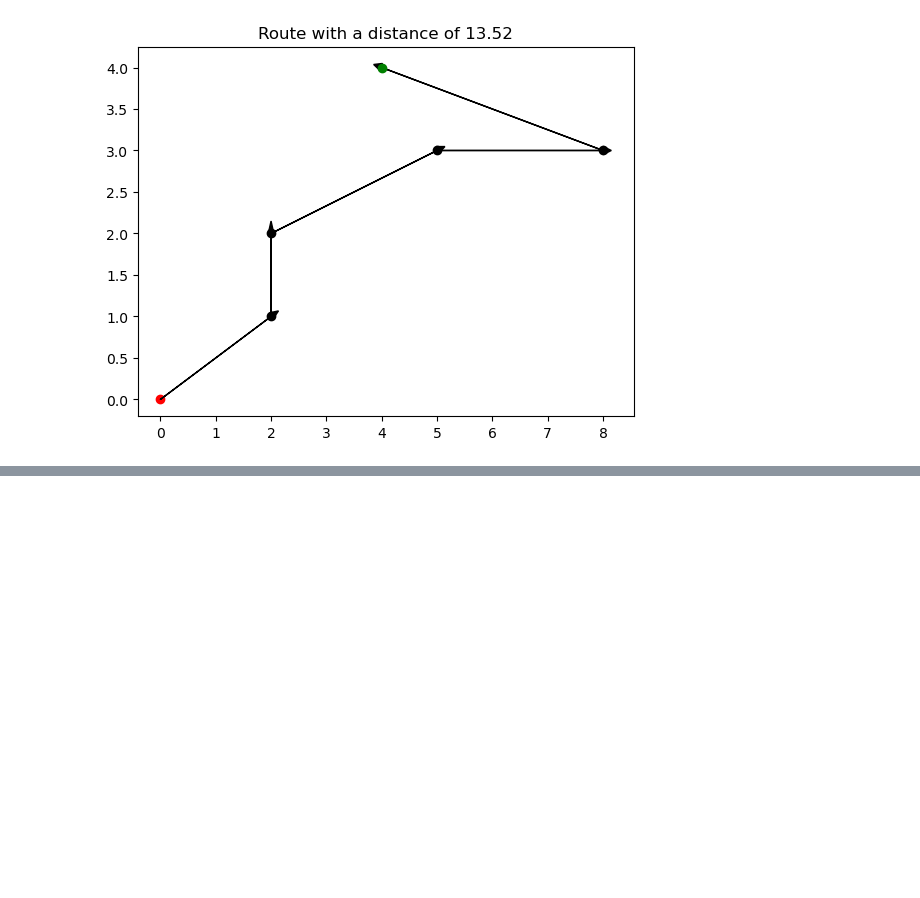
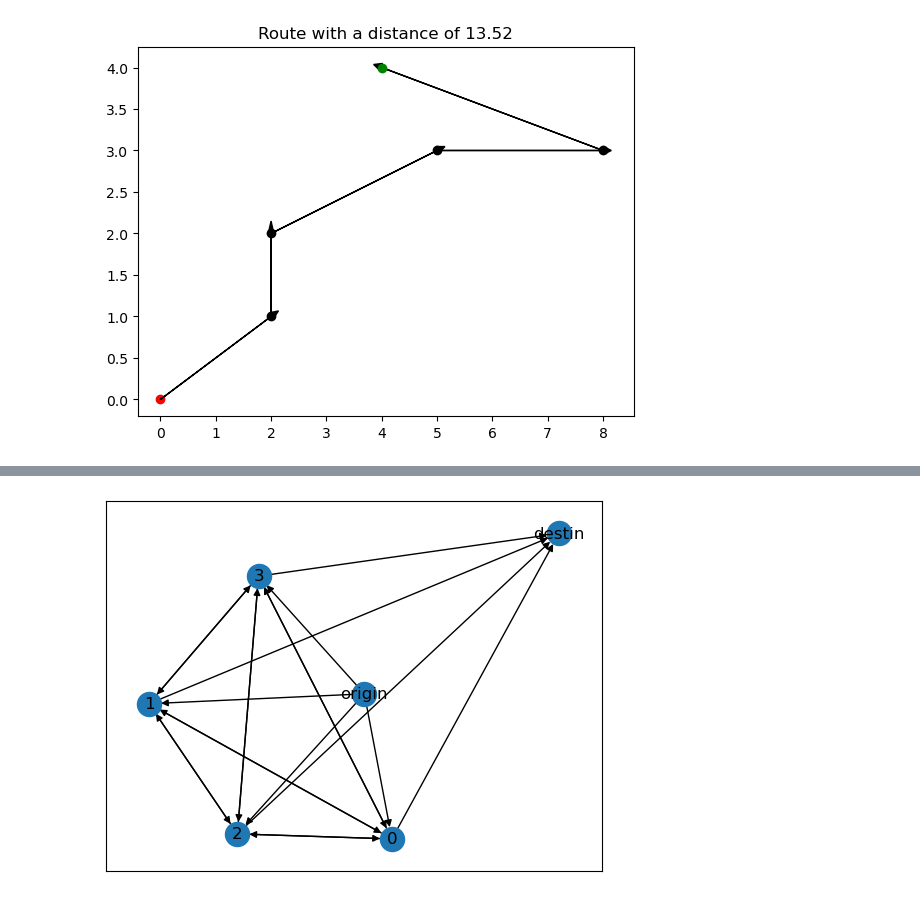
Before and after one commit to rubensrabelo/python_e_ciencia_de_dados, a Jupyter notebook: optimization_alura_course/brute_force.ipynb, the cells around one changed output, grey strips where cells are left out. Drawn from its saved outputs; the diff is of its cells as text; code cells hidden in the pictures; blank space fills up the shorter version.

Commit message:
Studying abount graph

```diff
--- a/optimization_alura_course/brute_force.ipynb
+++ b/optimization_alura_course/brute_force.ipynb
@@ -165,0 +167,23 @@ print_route(min_route)
+# %%
+G = nx.DiGraph()
+
+G.add_node("origin", local=origin)
+G.add_node("destin", local=destin)
+
+for i, addr in enumerate(address):
+    G.add_node(i, local=addr)
+
+for i, addr in enumerate(address):
+    G.add_edge("origin", i, distancia=euclidean(origin, addr))
+    G.add_edge(i, "destin", distancia=euclidean(addr, destin))
+    for j, addr2 in enumerate(address):
+        if i != j:
+            G.add_edge(i, j, distancia=euclidean(addr, addr2))
+
+plt.figure(figsize=(12, 8))  # Ajuste os valores para o tamanho desejado (em polegadas)
+nx.draw_networkx(G, with_labels=True, node_size=700, node_color="lightblue", font_size=10)
+
+# Exibe o gráfico
+plt.show()
+# %% [output]
+[figure, added]
```
Also changed, not shown: parts of 2 cells of this notebook.
